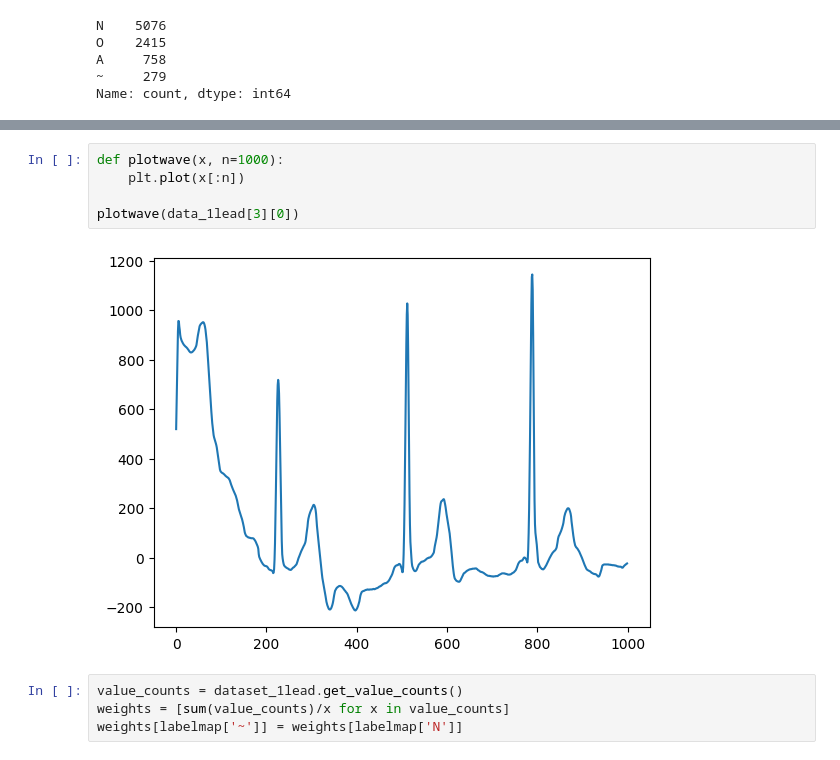
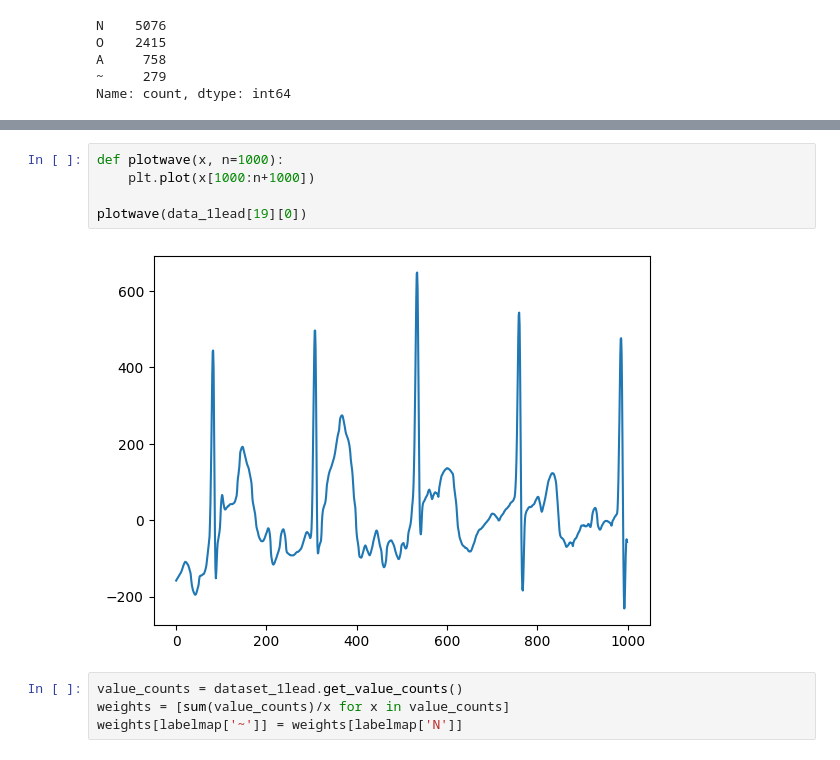
Before and after one commit to MattyAB/ecg_transfer, a Jupyter notebook: ecg.ipynb, the cells around one changed output, grey strips where cells are left out. Saved outputs shown, nothing was run; the diff lists cells and outputs as text.

```diff
--- a/ecg.ipynb
+++ b/ecg.ipynb
@@ -55,11 +55,11 @@ O    1106
 Name: count, dtype: int64
 # %%
 def plotwave(x, n=1000):
-    plt.plot(x[:n])
+    plt.plot(x[1000:n+1000])
 
-plotwave(data_1lead[3][0])
+plotwave(data_1lead[19][0])
 # %% [output]
-[figure, old version]
+[figure, new version]
 # %%
 value_counts = dataset_1lead.get_value_counts()
 weights = [sum(value_counts)/x for x in value_counts]
```
Also changed, not shown: parts of 15 cells of this notebook, 1 other file.
